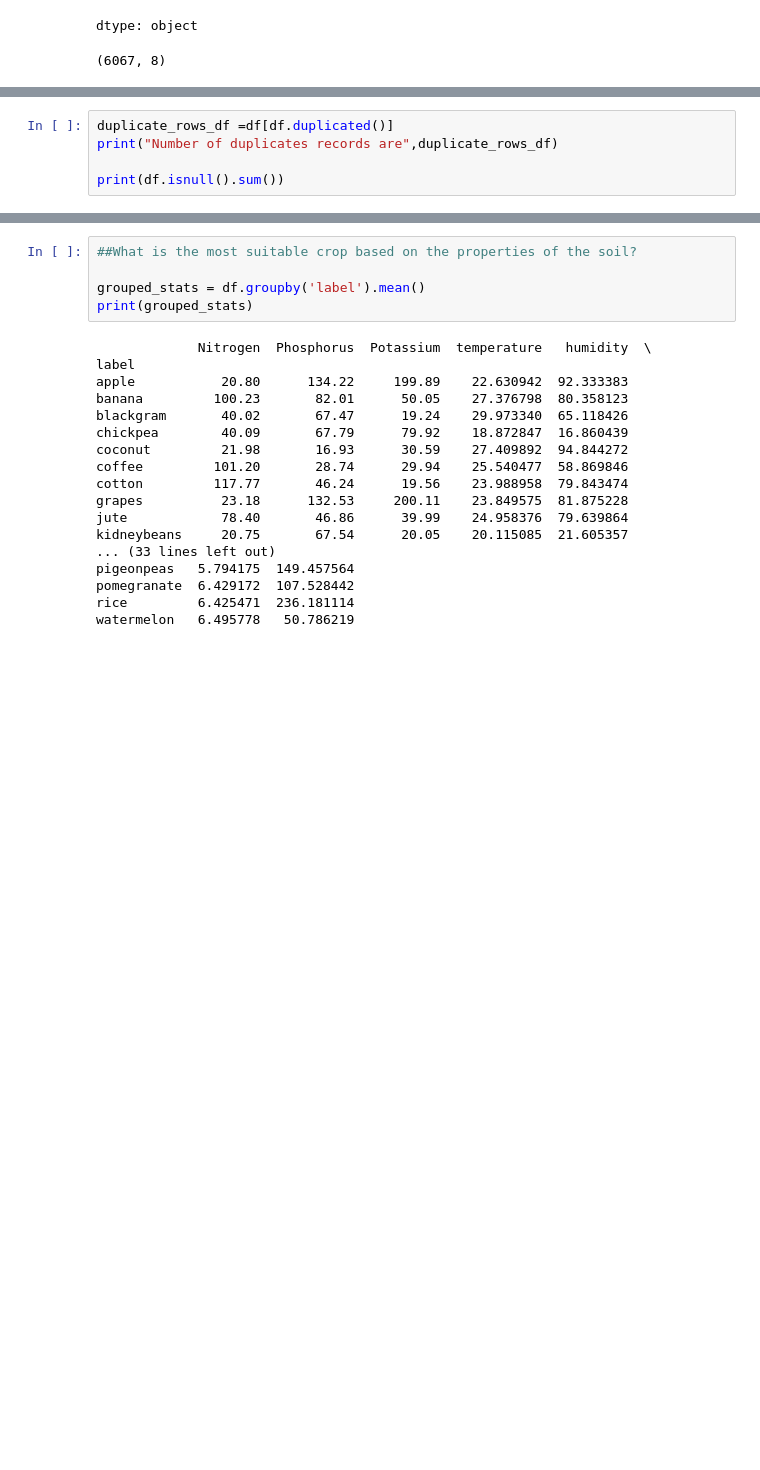
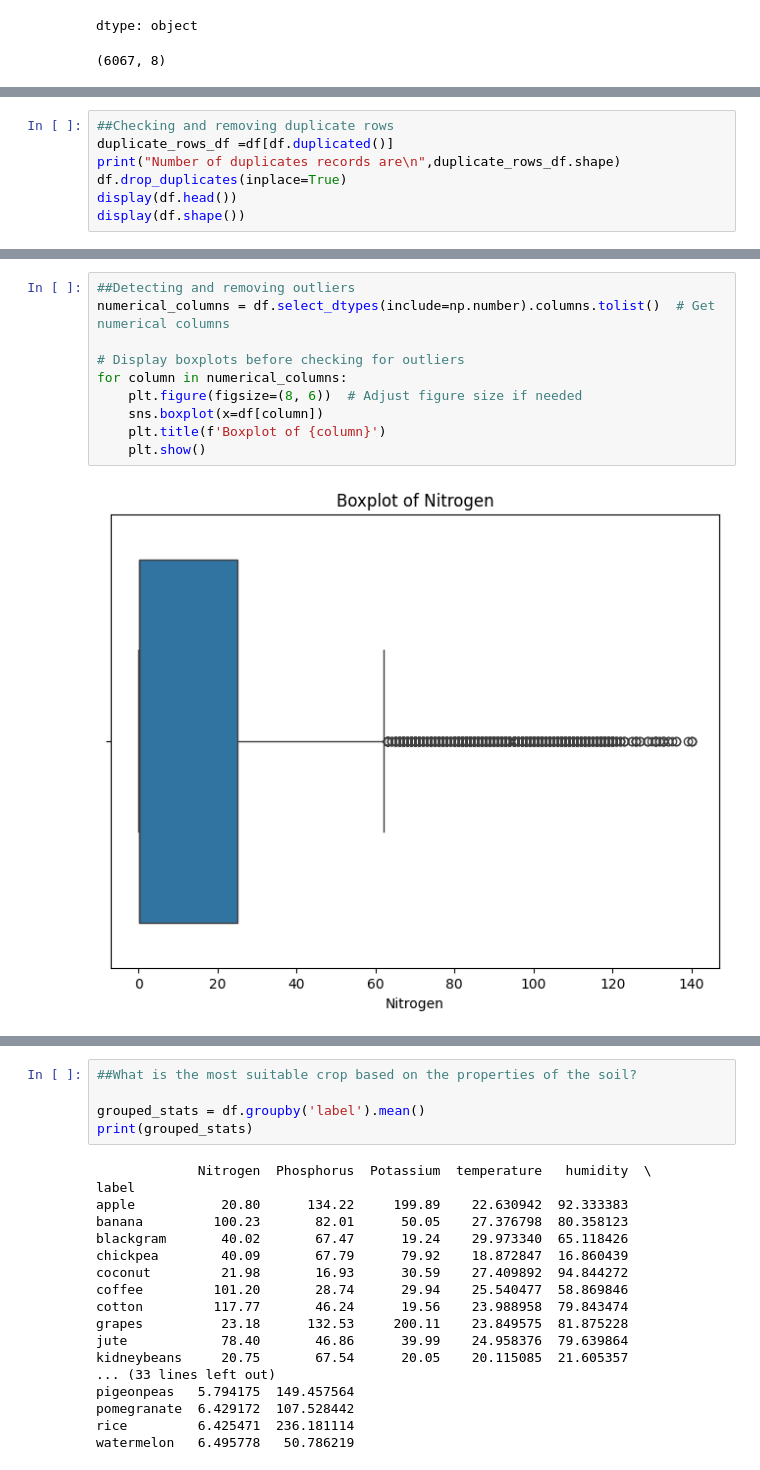
Before and after one commit to Shahmeer-Ahmed/Crop_Recommendation_System_DS_FA24, a Jupyter notebook: MLProject (2).ipynb, the cells around one changed output, grey strips where cells are left out. Drawn from its saved outputs; the diff is of its cells as text; blank space fills up the shorter version.

```diff
--- a/MLProject (2).ipynb
+++ b/MLProject (2).ipynb
@@ -203,6 +203,8 @@ df.shape
 # %%
+##Checking and removing duplicate rows
 duplicate_rows_df =df[df.duplicated()]
-print("Number of duplicates records are",duplicate_rows_df)
-
-print(df.isnull().sum())
+print("Number of duplicates records are\n",duplicate_rows_df.shape)
+df.drop_duplicates(inplace=True)
+display(df.head())
+display(df.shape())
 # %% [output]
@@ -220,0 +257,12 @@ dtype: int64
+# %%
+##Detecting and removing outliers
+numerical_columns = df.select_dtypes(include=np.number).columns.tolist()  # Get numerical columns
+
+# Display boxplots before checking for outliers
+for column in numerical_columns:
+    plt.figure(figsize=(8, 6))  # Adjust figure size if needed
+    sns.boxplot(x=df[column])
+    plt.title(f'Boxplot of {column}')
+    plt.show()
+# %% [output]
+[figure, added]
```
Also changed, not shown: parts of 10 cells of this notebook.
